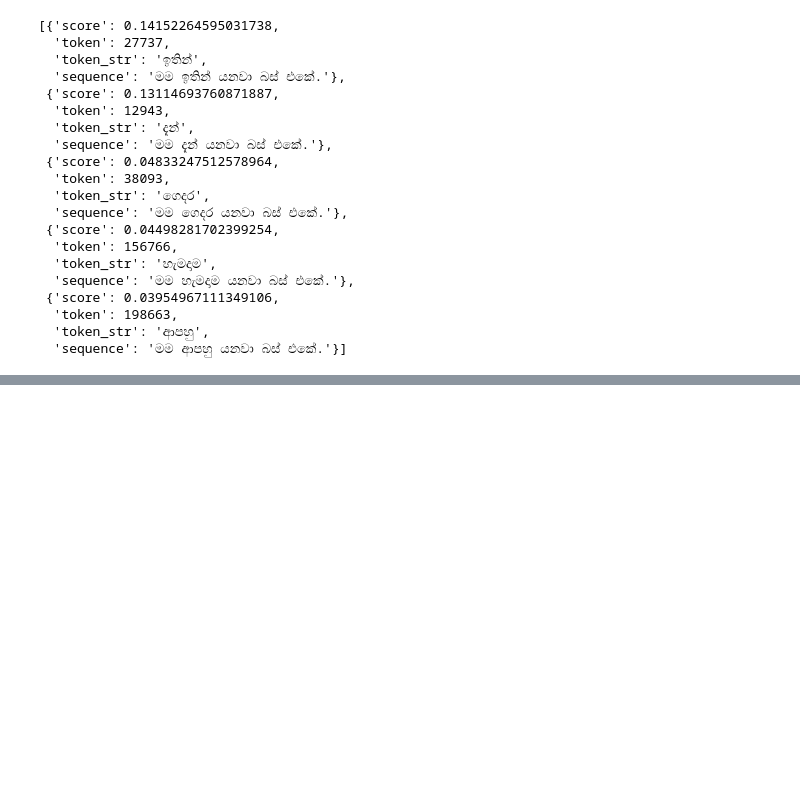
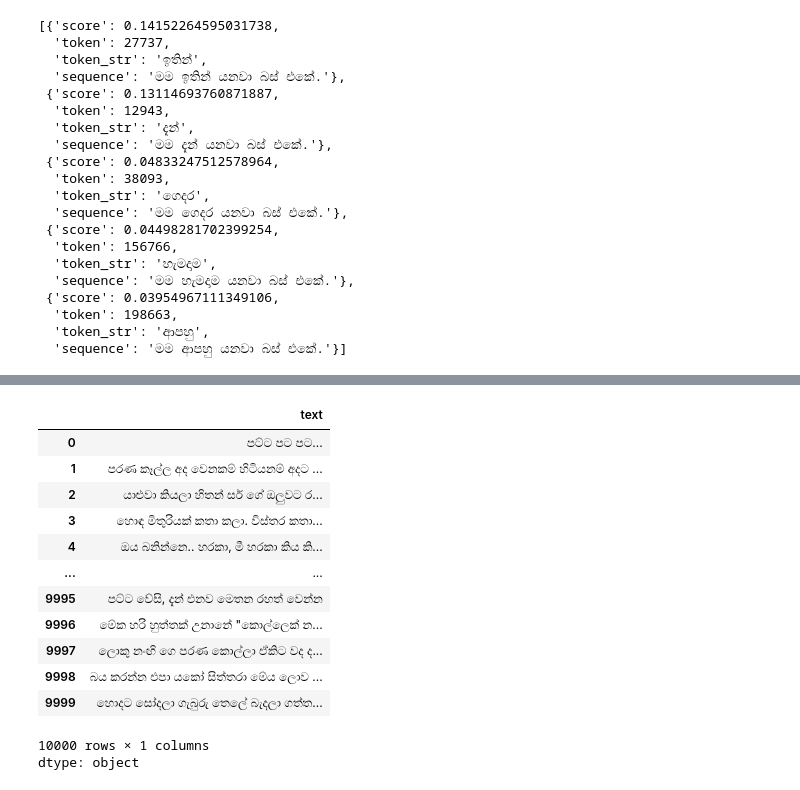
Before and after one commit to Nuwantha97/Sinhala_spell_and_grammer_checker, a Jupyter notebook: Context_Awareness_with_spell_check.ipynb, the cells around one changed output, grey strips where cells are left out. Drawn from its saved outputs; the diff is of its cells as text; code cells hidden in the pictures; blank space fills up the shorter version.

```diff
--- a/Context_Awareness_with_spell_check.ipynb
+++ b/Context_Awareness_with_spell_check.ipynb
@@ -57,0 +772,6 @@ Device set to use cpu
+# %%
+from datasets import Dataset
+from datasets import load_dataset
+
+sold_train = Dataset.to_pandas(load_dataset('sinhala-nlp/SOLD', split='train'))[['text']]
+sold_test = Dataset.to_pandas(load_dataset('sinhala-nlp/SOLD', split='test'))[['text']]
@@ -57,0 +784,5 @@ Device set to use cpu
+# %%
+# prompt: all sold_train and sold_test data include to one dataframe call data
+import pandas as pd
+
+data = pd.concat([sold_train, sold_test], ignore_index=True)
@@ -57,0 +880,19 @@ Device set to use cpu
+# %%
+preProcessed_data = data['text'].apply(clean_sinhala_text)
+# %%
+preProcessed_data
+# %% [output]
+|  | text |
+| 0 | පට්ට පට පට... |
+| 1 | පරණ කෑල්ල අද වෙනකම් හිටියනම් අදට ... |
+| 2 | යාළුවා කියලා හිතන් සර් ගේ ඔලුවට ර... |
+| 3 | හොඳ මිතුරියක් කතා කලා. විස්තර කතා... |
+| 4 | ඔය බනින්නෙ.. හරකා, මී හරකා කිය කි... |
+| ... | ... |
+| 9995 | පට්ට වේසි, දැන් එනව මෙතන රහත් වෙන්න |
+| 9996 | මේක හරි හුත්තක් උනානේ "කොල්ලෙක් න... |
+| 9997 | ලොකු නංඟි ගෙ පරණ කොල්ලා ඒකිට වද ද... |
+| 9998 | බය කරන්න එපා යකෝ සිත්තරා මේය ලොව ... |
+| 9999 | හොදට සෝදලා ගැබුරු තෙලේ බැදලා ගත්ත... |
+10000 rows × 1 columns
+dtype: object
```
Also changed, not shown: parts of 32 cells of this notebook.
